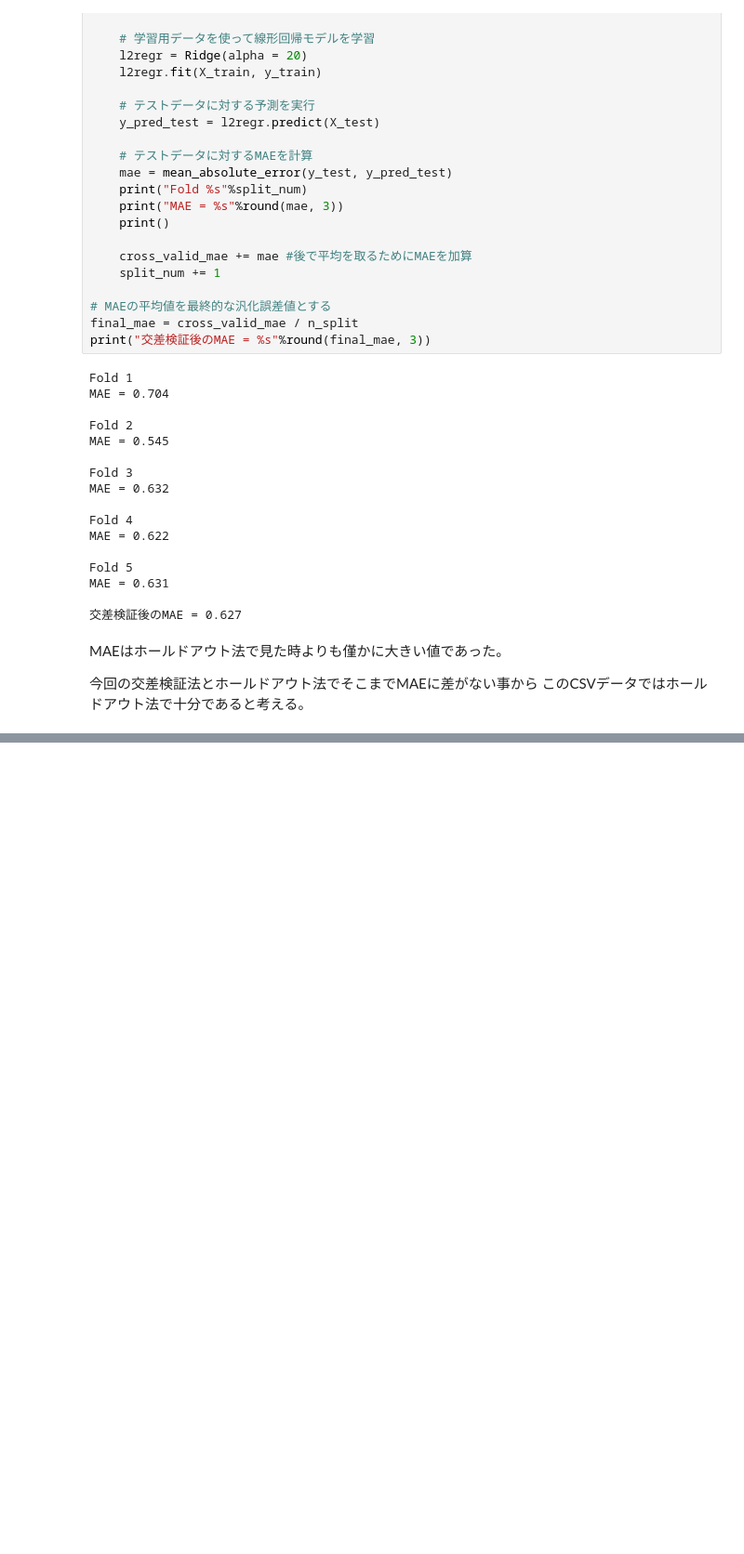
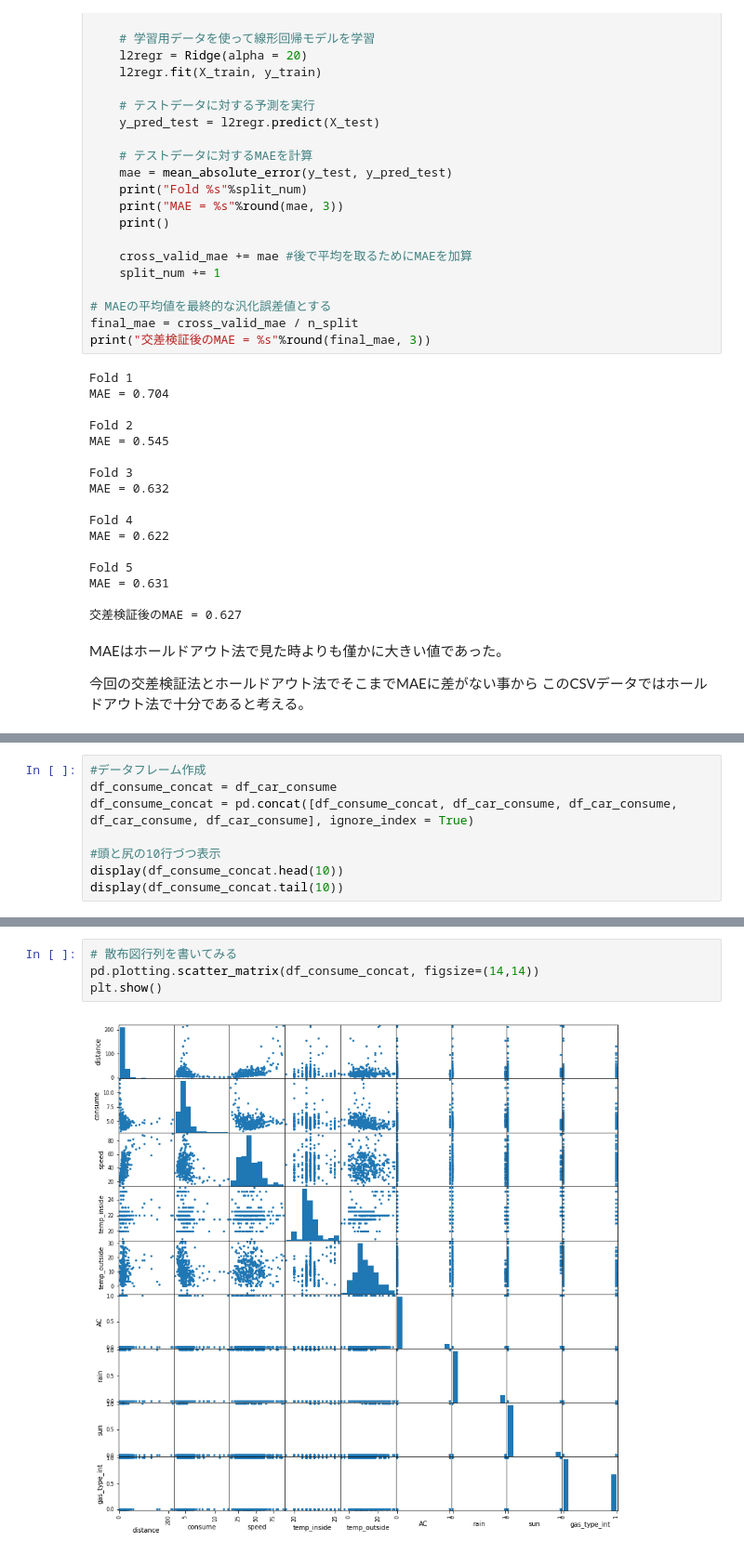
Before and after one commit to ASAO-KYOICHI/kagawa-ai, a Jupyter notebook: Day2_work_浅尾享一.ipynb, the cells around one changed output, grey strips where cells are left out. Shown at 93% size. Cells and saved outputs as stored; diff of their text form; blank space fills up the shorter version.

```diff
--- a/Day2_work_浅尾享一.ipynb
+++ b/Day2_work_浅尾享一.ipynb
@@ -1093,0 +1115,8 @@ MAEはホールドアウト法で見た時よりも僅かに大きい値であ
+# %%
+#データフレーム作成
+df_consume_concat = df_car_consume
+df_consume_concat = pd.concat([df_consume_concat, df_car_consume, df_car_consume, df_car_consume, df_car_consume], ignore_index = True)
+
+#頭と尻の10行づつ表示
+display(df_consume_concat.head(10))
+display(df_consume_concat.tail(10))
@@ -1093,0 +1146,6 @@ MAEはホールドアウト法で見た時よりも僅かに大きい値であ
+# %%
+# 散布図行列を書いてみる
+pd.plotting.scatter_matrix(df_consume_concat, figsize=(14,14))
+plt.show()
+# %% [output]
+[figure, added]
```
Also changed, not shown: parts of 6 cells of this notebook.
